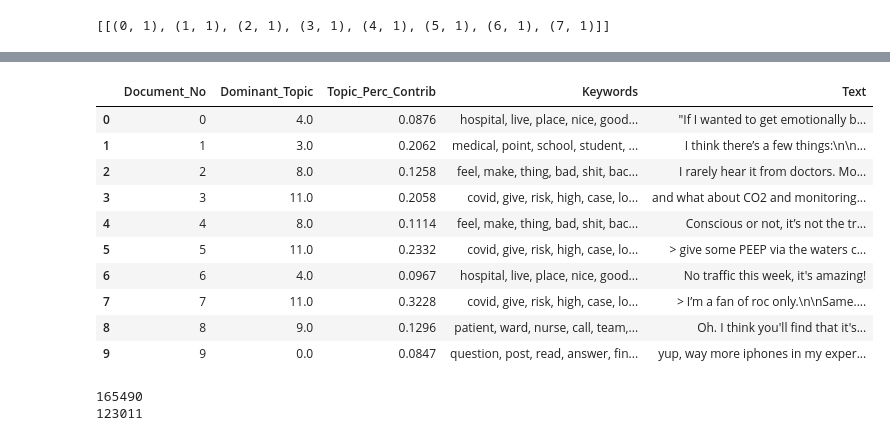
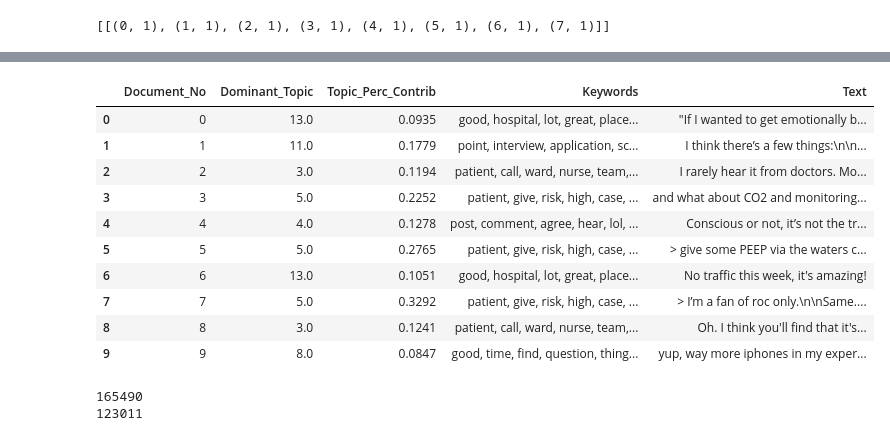
Before and after one commit to StuMaitland/reddit_scraper, a Jupyter notebook: lda_test.ipynb, the cells around one changed output, grey strips where cells are left out. Saved outputs shown, nothing was run; the diff lists cells and outputs as text; code cells hidden in the pictures.

```diff
--- a/lda_test.ipynb
+++ b/lda_test.ipynb
@@ -30,7 +30,7 @@ from nltk.corpus import stopwords
 stop_words = stopwords.words('english')
 stop_words.extend(['deleted', 'removed'])
 # %%
-df = pd.read_csv('test6.csv')
+df = pd.read_csv('2017-end2021.csv')
 print(len(df))
 # %% [output]
 165490
@@ -211,6 +156,9 @@ plt.show()
 # %%
-print(len(model_list))
-optimal_model = model_list[4]
+if find_optimal_model:
+    optimal_model = model_list[4] #select model index from graph above
+else:
+    optimal_model = gensim.models.wrappers.LdaMallet(mallet_path, corpus=corpus, num_topics=14, id2word=id2word)
+
 model = gensim.models.wrappers.ldamallet.malletmodel2ldamodel(optimal_model)
 vis = pyLDAvis.gensim_models.prepare(model, corpus, id2word)
 pyLDAvis.save_html(vis, 'test.html')
@@ -257,0 +170,20 @@ topic_titles={
+# %%
+import csv
+
+model.print_topics()
+
+n_words = 10
+
+topic_words = pd.DataFrame({})
+
+with open('topics.csv','w') as csvfile:
+    writer=csv.writer(csvfile)
+    for i, topic in enumerate(model.get_topics()):
+        top_feature_ids = topic.argsort()[-n_words:][::-1]
+        feature_values = topic[top_feature_ids]
+        words = [id2word[id] for id in top_feature_ids]
+        writer.writerow(words)
+        topic_df = pd.DataFrame({'value': feature_values, 'word': words, 'topic': i})
+        topic_words = pd.concat([topic_words, topic_df], ignore_index=True)
+
+topic_words.head()
@@ -258,47 +207,47 @@ topic_titles={
 # %%
-def format_topics_sentences(ldamodel=lda_model, corpus=corpus, texts=data):
+def format_topics_sentences(ldamodel=optimal_model, corpus=corpus, texts=data):
     # Init output
     sent_topics_df = pd.DataFrame()
 
     # Get main topic in each document
     for i, row in enumerate(ldamodel[corpus]):
         row = sorted(row, key=lambda x: (x[1]), reverse=True)
         # Get the Dominant topic, Perc Contribution and Keywords for each document
         for j, (topic_num, prop_topic) in enumerate(row):
             if j == 0:  # => dominant topic
                 wp = ldamodel.show_topic(topic_num)
                 topic_keywords = ", ".join([word for word, prop in wp])
                 sent_topics_df = sent_topics_df.append(pd.Series([int(topic_num), round(prop_topic,4), topic_keywords]), ignore_index=True)
             else:
                 break
     sent_topics_df.columns = ['Dominant_Topic', 'Perc_Contribution', 'Topic_Keywords']
 
     # Add original text to the end of the output
     contents = pd.Series(texts)
     sent_topics_df = pd.concat([sent_topics_df, contents], axis=1)
     return(sent_topics_df)
 
 
 df_topic_sents_keywords = format_topics_sentences(ldamodel=optimal_model, corpus=corpus, texts=data)
 
 # Format
 df_dominant_topic = df_topic_sents_keywords.reset_index()
 df_dominant_topic.columns = ['Document_No', 'Dominant_Topic', 'Topic_Perc_Contrib', 'Keywords', 'Text']
 
 # Show
 df_dominant_topic.head(10)
 # %% [output]
 |  | Document_No | Dominant_Topic | Topic_Perc_Contrib | Keywords | Text |
-| 0 | 0 | 4.0 | 0.0876 | hospital, live, place, nice, good... | "If I wanted to get emotionally b... |
-| 1 | 1 | 3.0 | 0.2062 | medical, point, school, student, ... | I think there’s a few things:\n\n... |
-| 2 | 2 | 8.0 | 0.1258 | feel, make, thing, bad, shit, bac... | I rarely hear it from doctors. Mo... |
-| 3 | 3 | 11.0 | 0.2058 | covid, give, risk, high, case, lo... | and what about CO2 and monitoring... |
-| 4 | 4 | 8.0 | 0.1114 | feel, make, thing, bad, shit, bac... | Conscious or not, it’s not the tr... |
-| 5 | 5 | 11.0 | 0.2332 | covid, give, risk, high, case, lo... | > give some PEEP via the waters c... |
-| 6 | 6 | 4.0 | 0.0967 | hospital, live, place, nice, good... | No traffic this week, it's amazing! |
-| 7 | 7 | 11.0 | 0.3228 | covid, give, risk, high, case, lo... | > I’m a fan of roc only.\n\nSame.... |
-| 8 | 8 | 9.0 | 0.1296 | patient, ward, nurse, call, team,... | Oh. I think you'll find that it's... |
-| 9 | 9 | 0.0 | 0.0847 | question, post, read, answer, fin... | yup, way more iphones in my exper... |
+| 0 | 0 | 13.0 | 0.0935 | good, hospital, lot, great, place... | "If I wanted to get emotionally b... |
+| 1 | 1 | 11.0 | 0.1779 | point, interview, application, sc... | I think there’s a few things:\n\n... |
+| 2 | 2 | 3.0 | 0.1194 | patient, call, ward, nurse, team,... | I rarely hear it from doctors. Mo... |
+| 3 | 3 | 5.0 | 0.2252 | patient, give, risk, high, case, ... | and what about CO2 and monitoring... |
+| 4 | 4 | 4.0 | 0.1278 | post, comment, agree, hear, lol, ... | Conscious or not, it’s not the tr... |
+| 5 | 5 | 5.0 | 0.2765 | patient, give, risk, high, case, ... | > give some PEEP via the waters c... |
+| 6 | 6 | 13.0 | 0.1051 | good, hospital, lot, great, place... | No traffic this week, it's amazing! |
+| 7 | 7 | 5.0 | 0.3292 | patient, give, risk, high, case, ... | > I’m a fan of roc only.\n\nSame.... |
+| 8 | 8 | 3.0 | 0.1241 | patient, call, ward, nurse, team,... | Oh. I think you'll find that it's... |
+| 9 | 9 | 8.0 | 0.0847 | good, time, find, question, thing... | yup, way more iphones in my exper... |
 # %%
 df_dominant_topic['sentiment']=df['sentiment']
 df_dominant_topic['created_utc']=df['created_utc']
```
Also changed, not shown: parts of 18 cells of this notebook, 1 other file.
